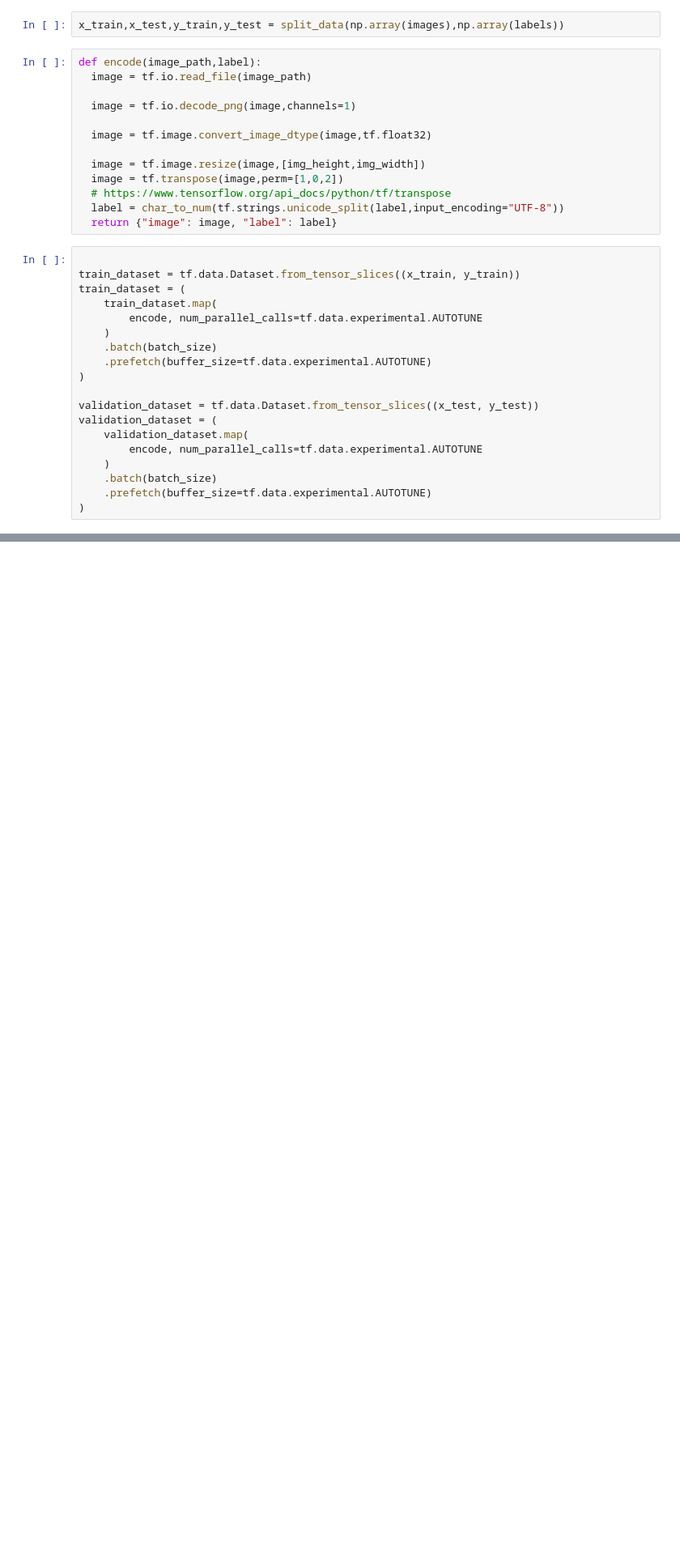
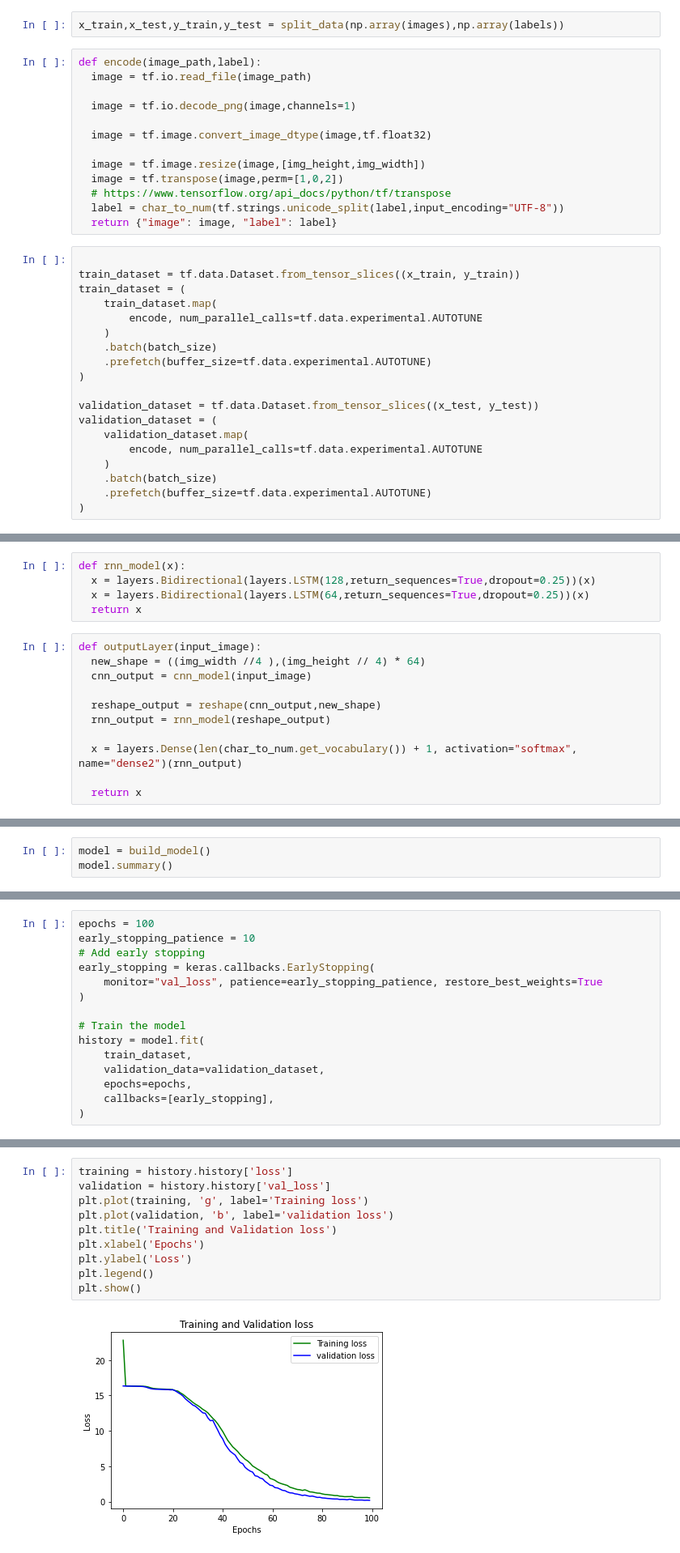
Before and after one commit to tmohammad78/deep-learning-projects, a Jupyter notebook: ocr_captcha/Model.ipynb, the cells around one changed output, grey strips where cells are left out. Shown at 81% size. Cells and saved outputs as stored; diff of their text form; blank space fills up the shorter version.

Commit message:
Train the model

```diff
--- a/ocr_captcha/Model.ipynb
+++ b/ocr_captcha/Model.ipynb
@@ -110,0 +148,16 @@ plt.show()
+# %%
+def rnn_model(x):
+  x = layers.Bidirectional(layers.LSTM(128,return_sequences=True,dropout=0.25))(x)
+  x = layers.Bidirectional(layers.LSTM(64,return_sequences=True,dropout=0.25))(x)
+  return x
+# %%
+def outputLayer(input_image):
+  new_shape = ((img_width //4 ),(img_height // 4) * 64)
+  cnn_output = cnn_model(input_image)
+
+  reshape_output = reshape(cnn_output,new_shape)
+  rnn_output = rnn_model(reshape_output)
+
+  x = layers.Dense(len(char_to_num.get_vocabulary()) + 1, activation="softmax", name="dense2")(rnn_output)
+
+  return x
@@ -110,0 +183,3 @@ plt.show()
+# %%
+model = build_model()
+model.summary()
@@ -110,0 +204,15 @@ plt.show()
+# %%
+epochs = 100
+early_stopping_patience = 10
+# Add early stopping
+early_stopping = keras.callbacks.EarlyStopping(
+    monitor="val_loss", patience=early_stopping_patience, restore_best_weights=True
+)
+
+# Train the model
+history = model.fit(
+    train_dataset,
+    validation_data=validation_dataset,
+    epochs=epochs,
+    callbacks=[early_stopping],
+)
@@ -111,2 +237,14 @@ plt.show()
+# %%
+training = history.history['loss']
+validation = history.history['val_loss']
+plt.plot(training, 'g', label='Training loss')
+plt.plot(validation, 'b', label='validation loss')
+plt.title('Training and Validation loss')
+plt.xlabel('Epochs')
+plt.ylabel('Loss')
+plt.legend()
+plt.show()
+# %% [output]
+[figure, added]
 # %%
 # %% [output]
```
Also changed, not shown: parts of 13 cells of this notebook.
